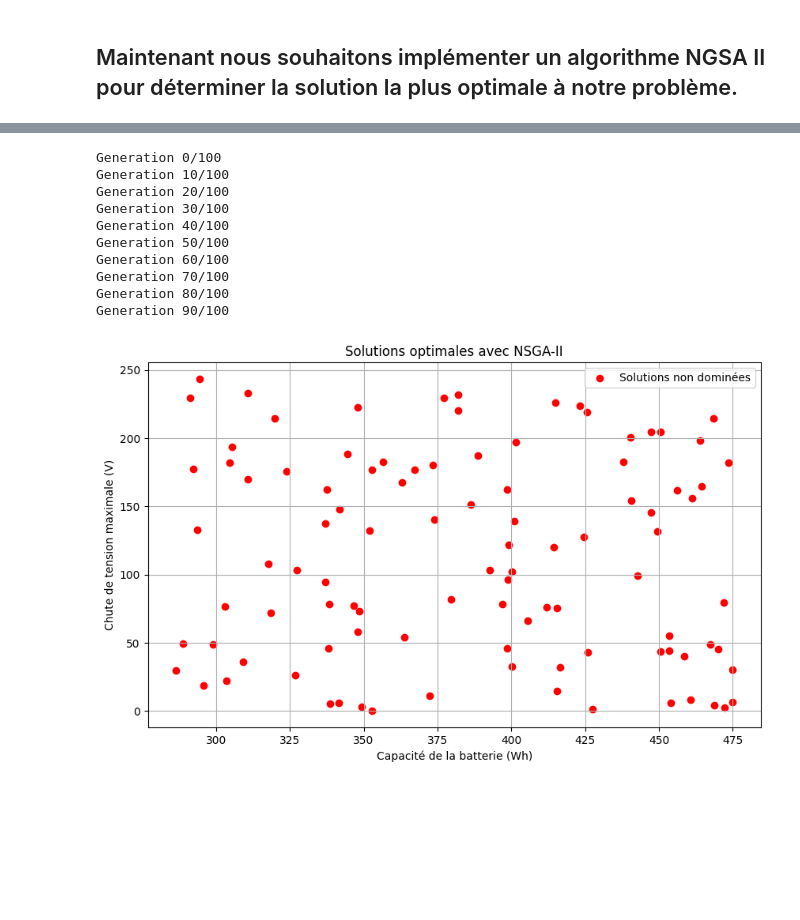
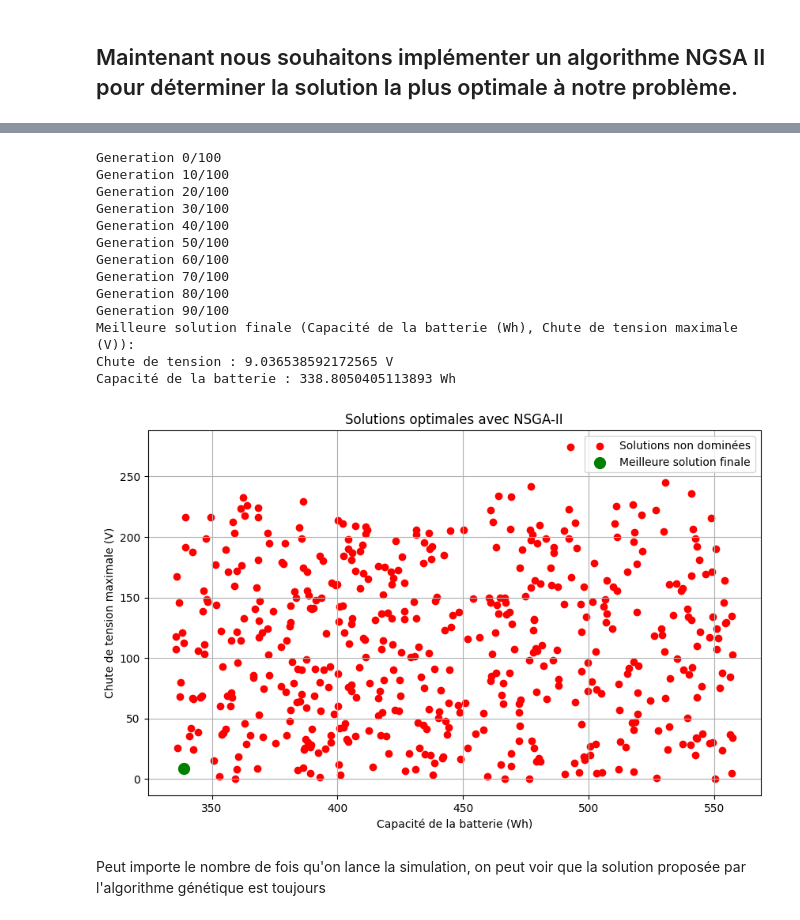
Before and after one commit to williamwu8888/optimisation_project, a Jupyter notebook: notebook.ipynb, the cells around one changed output, grey strips where cells are left out. Cells and saved outputs as stored; diff of their text form; code cells hidden in the pictures; blank space fills up the shorter version.

Commit message:
Modification de l'algorithme NSGA2

```diff
--- a/notebook.ipynb
+++ b/notebook.ipynb
@@ -363,7 +362,7 @@ Objectif 2 : Chute de tension maximale
 # Paramètres du système (ajustés pour plus de diversité)
 max_battery_capacity = 1000  # Capacité maximale de la batterie en Wh
 max_voltage_drop = 290       # Chute de tension maximale en volts (par rapport à la tension nominale de 500V)
-n_samples = 20000            # Augmentation du nombre d'échantillons pour obtenir plus de diversité
+n_samples = 1000           # Augmentation du nombre d'échantillons pour obtenir plus de diversité
 
 # Fonction pour simuler la capacité de la batterie et la chute de tension
 def simulate_system(battery_capacity, voltage_drop_factor):
@@ -570,9 +441,9 @@ Meilleure solution : Capacité de la batterie : [422.9520084727615] Wh, Chute de
 # Paramètres du système
 max_battery_capacity = 1000  # Capacité maximale de la batterie en Wh
 max_voltage_drop = 290       # Chute de tension maximale en volts (par rapport à la tension nominale de 500V)
-n_samples = 20000            # Nombre d'échantillons pour obtenir plus de diversité
+n_samples = 1000            # Nombre d'échantillons pour obtenir plus de diversité
 n_generations = 100          # Nombre de générations pour l'algorithme génétique
-population_size = 100        # Taille de la population
+population_size = 500        # Taille de la population            ATTENTION : 10000 est un nombre très grand, cela peut prendre du temps
 mutation_rate = 0.1          # Taux de mutation
 crossover_rate = 0.9         # Taux de croisement
 
@@ -692,39 +563,44 @@ def nsga2():
 # Exécution de l'algorithme NSGA-II
 final_population, final_fitness = nsga2()
 
-# Trouver la meilleure solution non dominée
-# Critère : maximiser la capacité de la batterie tout en minimisant la chute de tension
-best_solution_index = np.argmin(final_fitness[:, 1])  # Choisir la solution avec la plus petite chute de tension
+# Trouver la meilleure solution en minimisant simultanément la capacité de la batterie et la chute de tension
+# La meilleure solution est celle qui minimise les deux critères simultanément
+best_solution_index = np.argmin(final_fitness[:, 0] + final_fitness[:, 1])  # Somme des deux critères
 best_solution = final_population[best_solution_index]
 best_fitness = final_fitness[best_solution_index]
 
 # Afficher la meilleure solution
 print("Meilleure solution finale (Capacité de la batterie (Wh), Chute de tension maximale (V)): ")
-print(f"Capacité de la batterie : {best_solution[0]} Wh")
-print(f"Chute de tension : {best_solution[1]} V")
+print(f"Chute de tension : {best_fitness[1]} V")
+print(f"Capacité de la batterie : {best_fitness[0]} Wh")
 
 # Visualisation des solutions non dominées
 plt.figure(figsize=(10, 6))
 plt.scatter(final_fitness[:, 0], final_fitness[:, 1], color='red', label='Solutions non dominées')
 
 # Ajouter la meilleure solution finale sur le graphe
 plt.scatter(best_fitness[0], best_fitness[1], color='green', s=100, marker='o', label='Meilleure solution finale')
 
 plt.xlabel('Capacité de la batterie (Wh)')
 plt.ylabel('Chute de tension maximale (V)')
 plt.title('Solutions optimales avec NSGA-II')
 plt.legend()
 plt.grid(True)
 plt.show()
 # %% [output]
 Generation 0/100
 Generation 10/100
 Generation 20/100
 Generation 30/100
 Generation 40/100
 Generation 50/100
 Generation 60/100
 Generation 70/100
 Generation 80/100
 Generation 90/100
+Meilleure solution finale (Capacité de la batterie (Wh), Chute de tension maximale (V)):
+Chute de tension : 9.036538592172565 V
+Capacité de la batterie : 338.8050405113893 Wh
-[figure, old version]
+[figure, new version]
+# %% [markdown]
+Peut importe le nombre de fois qu'on lance la simulation, on peut voir que la solution proposée par l'algorithme génétique est toujours
```
Also changed, not shown: parts of 3 cells of this notebook.
